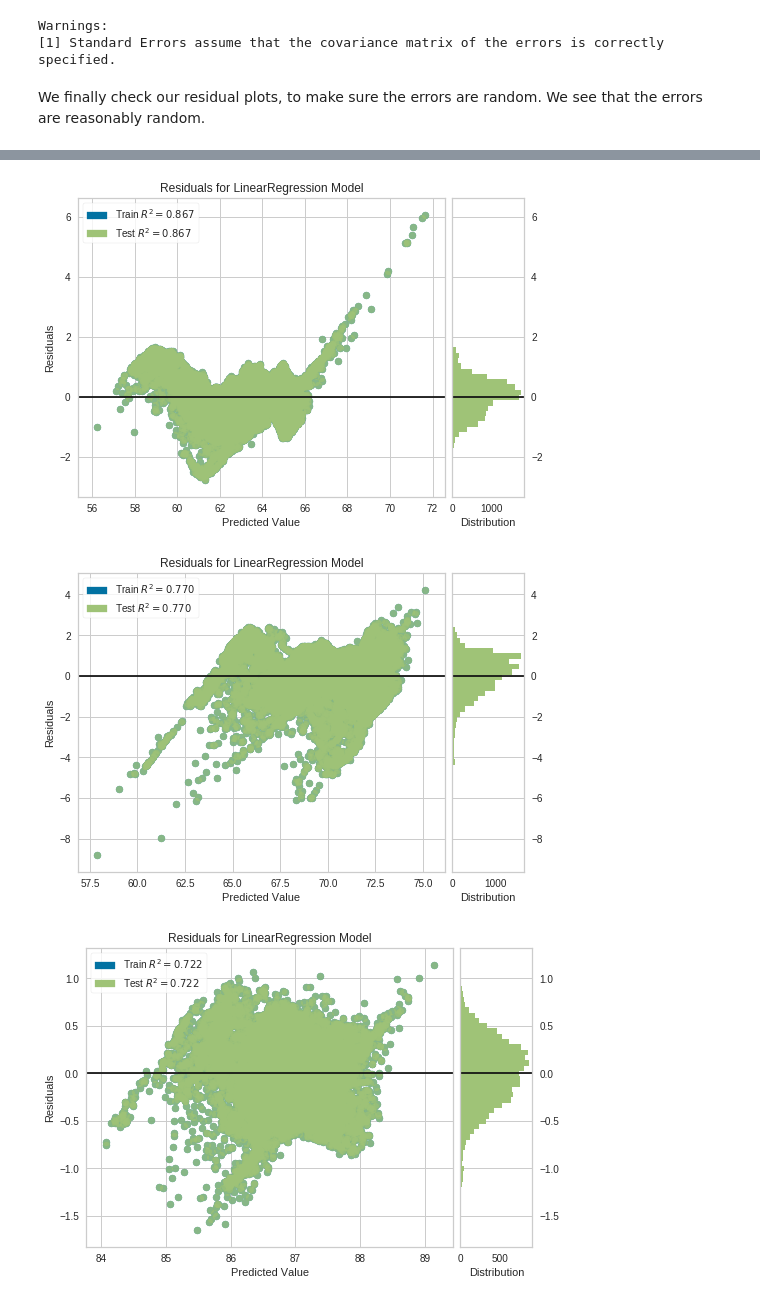
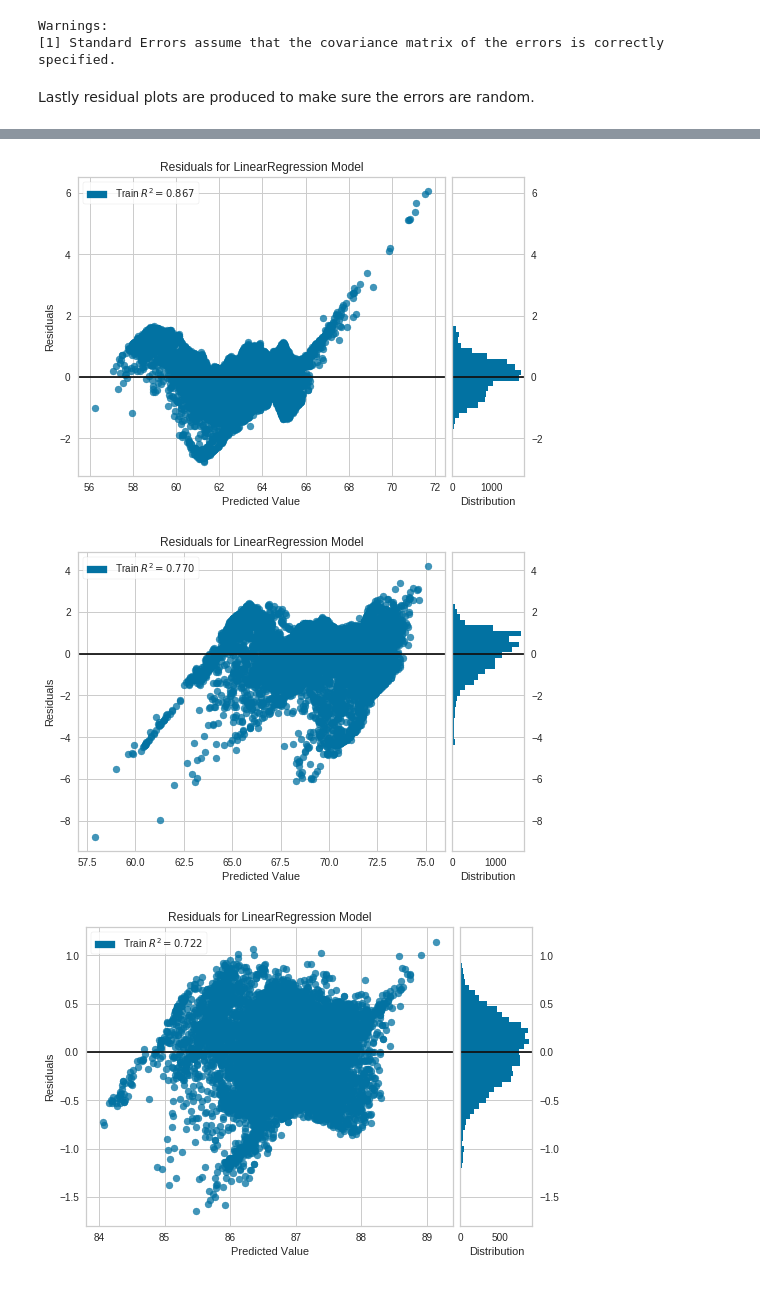
Before and after one commit to prwesolek/HealthyHome, a Jupyter notebook: Model.ipynb, the cells around one changed output, grey strips where cells are left out. Drawn from its saved outputs; the diff is of its cells as text; code cells hidden in the pictures.

Commit message:
model notebook cleaned up

```diff
--- a/Model.ipynb
+++ b/Model.ipynb
@@ -279,9 +285,8 @@ OLS Regression Results
 Warnings:
 [1] Standard Errors assume that the covariance matrix of the errors is correctly specified.
 # %% [markdown]
-We finally check our residual plots, to make sure the errors are random. We see that the errors are reasonably random.
+Lastly residual plots are produced to make sure the errors are random.
 # %%
-
 from yellowbrick.regressor import ResidualsPlot
 
 DD=({'no_asthma_smooth':['density'],
@@ -292,6 +297,5 @@ for condition in DD.keys():
     linreg=LinearRegression()
     visualizer = ResidualsPlot(linreg)
     visualizer.fit(df_main[DD[condition]], df_main[condition])  # Fit the training data to the model
-    visualizer.score(df_main[DD[condition]], df_main[condition])  # Evaluate the model on the test data
-    visualizer.poof()
+    visualizer.poof()  #make residual plots
 # %% [output]
@@ -299,3 +303,3 @@ for condition in DD.keys():
-[figure, old version]
+[figure, new version]
-[figure, old version]
+[figure, new version]
-[figure, old version]
+[figure, new version]
```
Also changed, not shown: parts of 16 cells of this notebook.
